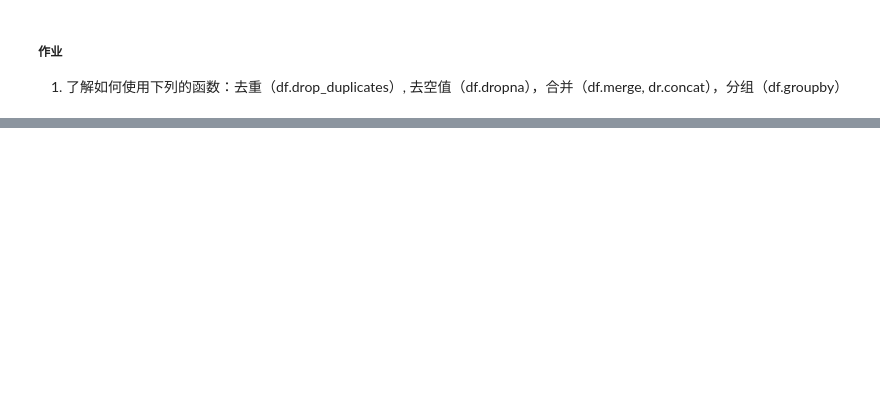
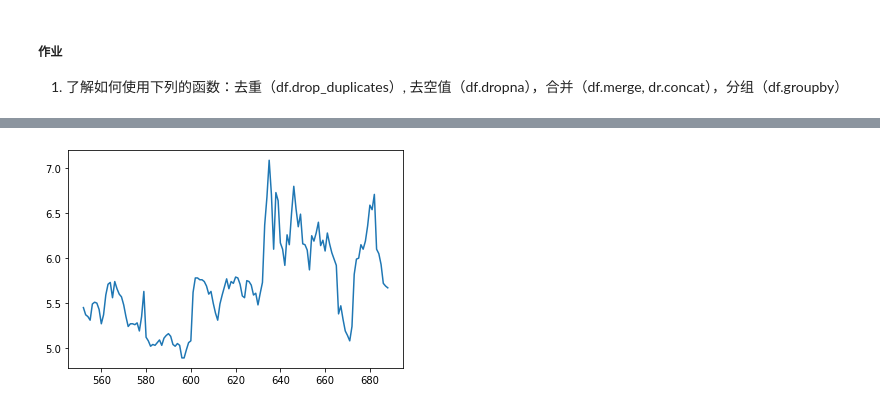
Before and after one commit to xinihe/jrxy_python_course, a Jupyter notebook: BasicSession/pandas_learn.ipynb, the cells around one changed output, grey strips where cells are left out. Saved outputs shown, nothing was run; the diff lists cells and outputs as text; code cells hidden in the pictures; blank space fills up the shorter version.

```diff
--- a/BasicSession/pandas_learn.ipynb
+++ b/BasicSession/pandas_learn.ipynb
@@ -367,0 +411,6 @@ df_new
+# %%
+import matplotlib.pyplot as plt
+df[df['ts_code'] == '002350.SZ']['close'].plot(y = 'close')
+plt.show()
+# %% [output]
+[figure, added]
```
Also changed, not shown: parts of 15 cells of this notebook, 1 other file.
